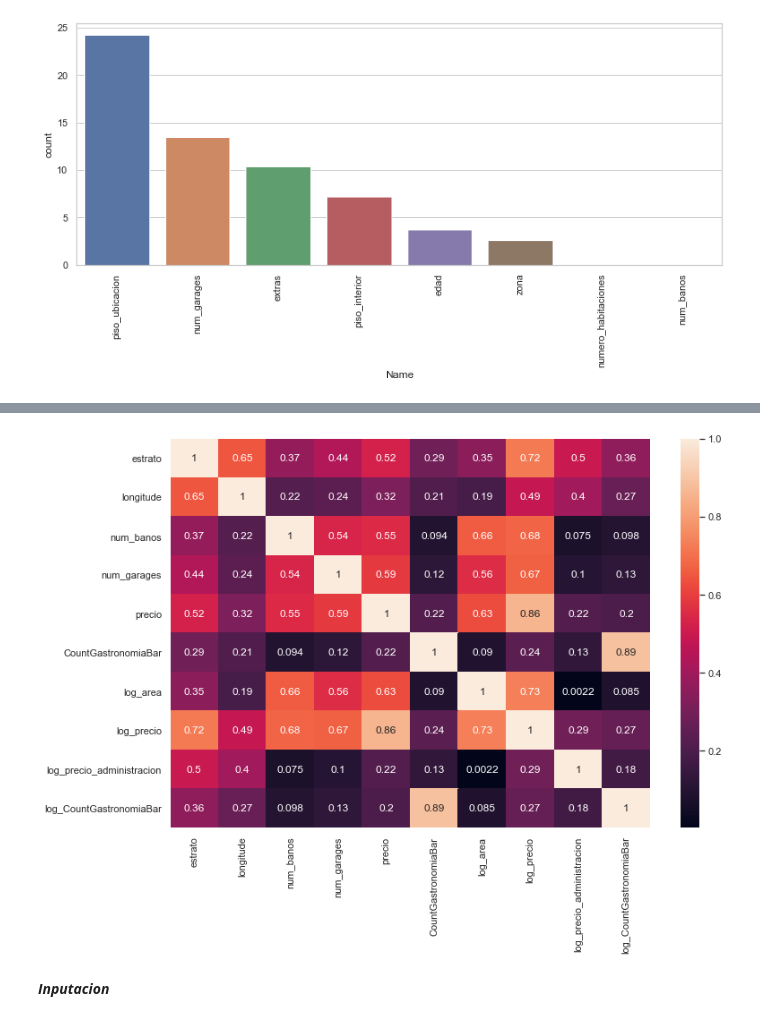
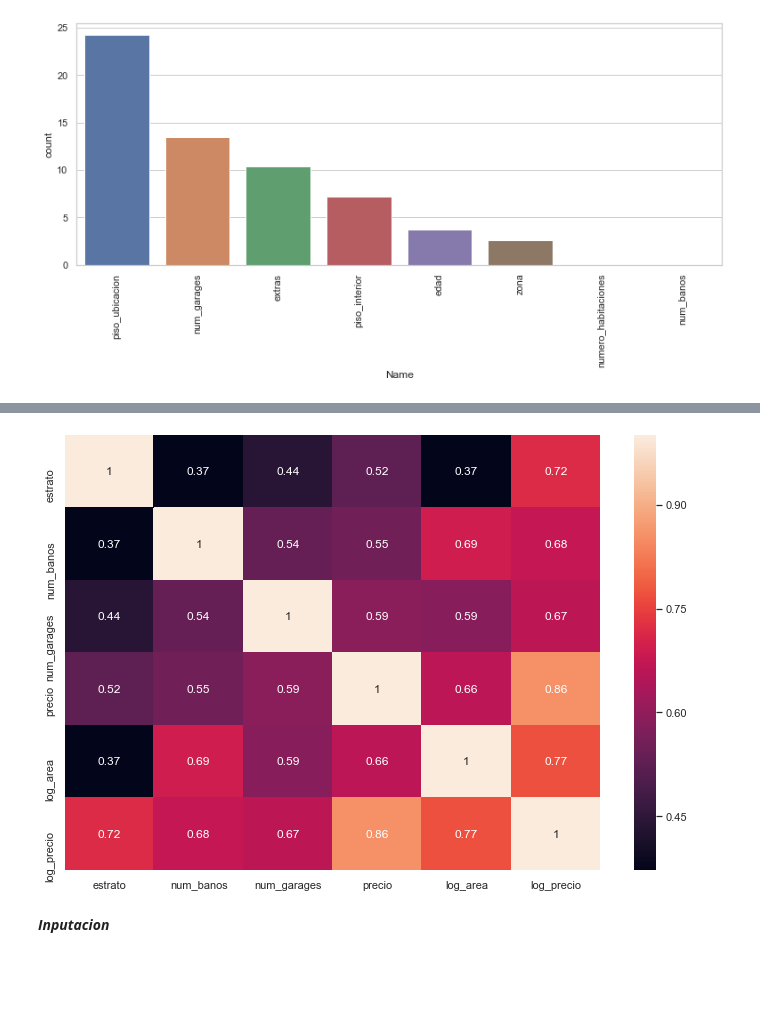
Before and after one commit to jhonalex06/Grupo35-DS4A, a Jupyter notebook: Final_Project/1.Script/2.Tra_Limpieza/3.Union.ipynb, the cells around one changed output, grey strips where cells are left out. Cells and saved outputs as stored; diff of their text form; code cells hidden in the pictures; blank space fills up the shorter version.

```diff
--- a/Final_Project/1.Script/2.Tra_Limpieza/3.Union.ipynb
+++ b/Final_Project/1.Script/2.Tra_Limpieza/3.Union.ipynb
@@ -62,7 +62,7 @@ df_union2 = df_union2[df_union2.id_inmueble.notnull()].copy()
 df_union2 = df_union2[df_union2.latitude.notnull()].copy()
 df_union2 = df_union2[df_union2.SCaNombre.notnull()].copy()
 df_union2['SCaNombre'] = df_union2['SCaNombre'].apply(lambda x: x.lower())
-df_union2['log_area'] = np.log1p(df_union2['area'])
+df_union2['log_area'] = np.log(df_union2['area'])
 # %%
 df_union2 = df_union2.rename(columns = {'SCaNombre':'sector_catastral'})
 # %%
@@ -107,5 +108,5 @@ plt.show()
 # %%
-df_union2['log_precio'] = np.log1p(df_union2['precio'])
+df_union2['log_precio'] = np.log10(df_union2['precio'])
 
 #Check again for more normal distribution
 
@@ -138,4 +139,0 @@ sns.distplot(df_union2['log_area'], fit=stats.norm)
-# %%
-plt.subplots(figsize=(12,9))
-df_union2['log_precio_administracion'] = np.log1p(df_union2['precio_administracion'])
-sns.distplot(df_union2['log_precio_administracion'], fit=stats.norm)
@@ -165,8 +160,6 @@ plt.xticks(rotation = 90)
 plt.show()
 # %% [output]
 [figure]
-# %%
-df_union2['log_CountGastronomiaBar'] = np.log1p(df_union2['CountGastronomiaBar'])
 # %%
 train_corr = df_union2.select_dtypes(include=[np.number])
 # %%
@@ -179,11 +172,11 @@ sns.heatmap(corr, annot=True)
 # %%
-top_feature = corr.index[abs(corr['log_precio']>0.2)]
+top_feature = corr.index[abs(corr['log_precio']>0.5)]
 plt.subplots(figsize=(12, 8))
 top_corr = df_union2[top_feature].corr()
 sns.heatmap(top_corr, annot=True)
 plt.show()
 # %% [output]
-[figure, old version]
+[figure, new version]
 # %% [markdown]
 ***Inputacion***
 # %%
```
Also changed, not shown: parts of 14 cells of this notebook, 5 other files.
